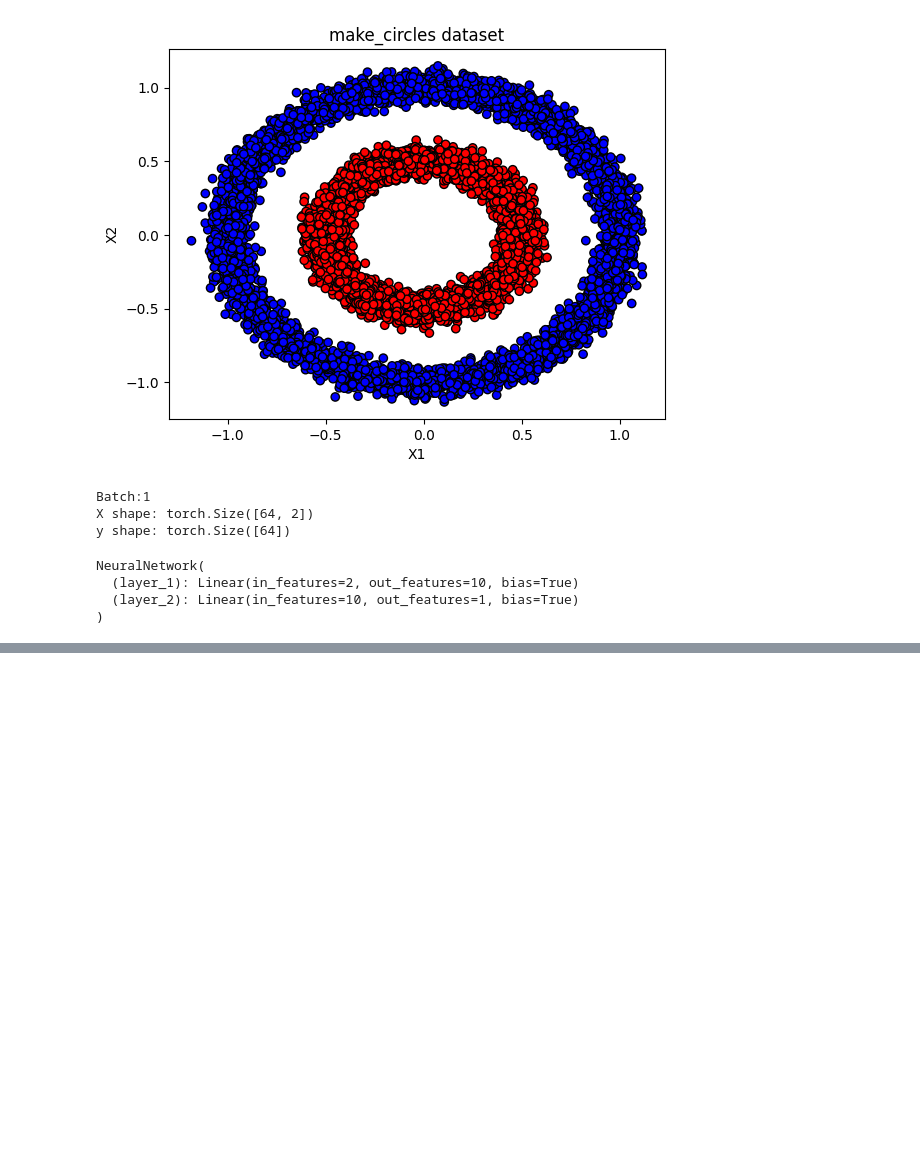
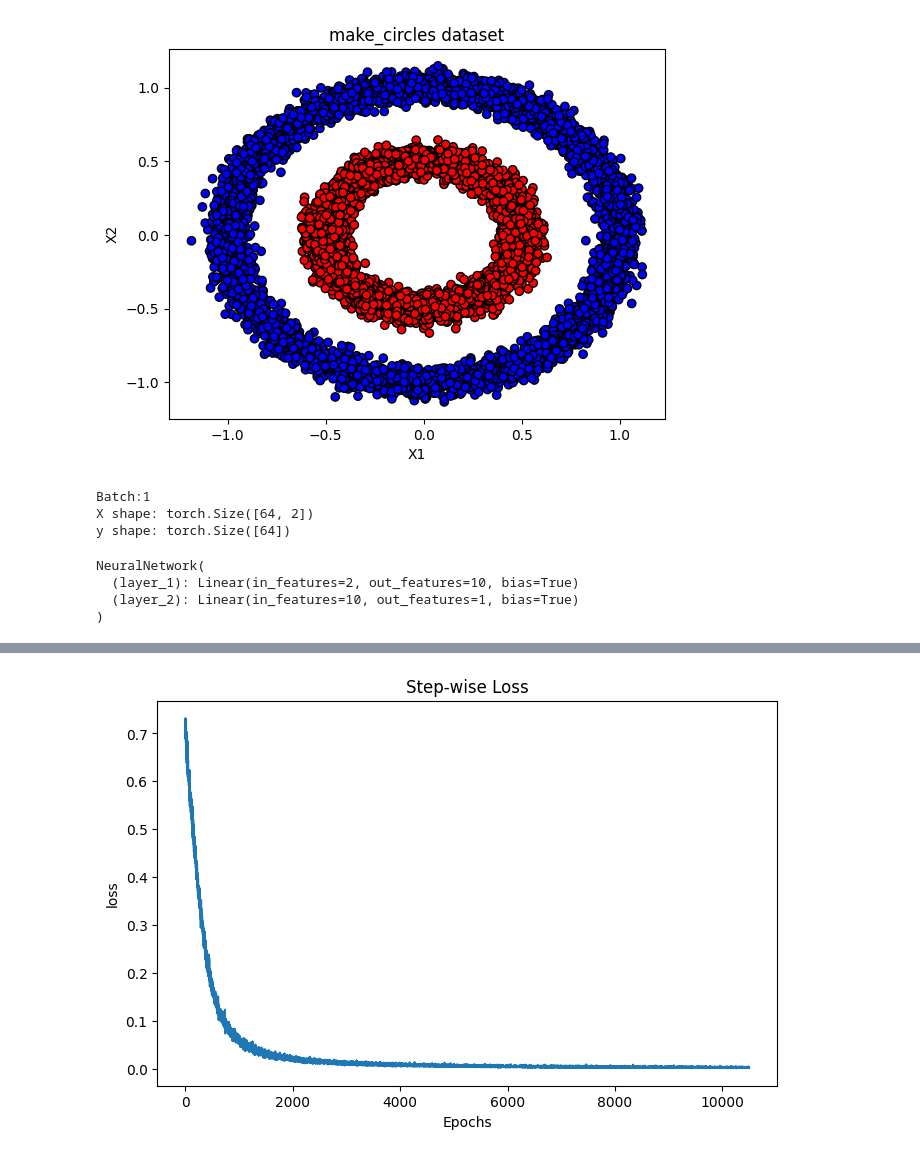
Before and after one commit to SanjayBista1010/DeepLearning, a Jupyter notebook: TrainTestinBatch.ipynb, the cells around one changed output, grey strips where cells are left out. Saved outputs shown, nothing was run; the diff lists cells and outputs as text; code cells hidden in the pictures; blank space fills up the shorter version.

```diff
--- a/TrainTestinBatch.ipynb
+++ b/TrainTestinBatch.ipynb
@@ -92,6 +92,7 @@ loss_values = []
 
 for epoch in range (num_epochs):
   for X, y in train_dataloader:
+    '''zero gradient for each loop else accumulation of gradiants'''
     optimizer.zero_grad()
     #forward+backward+optimization
     pred = model(X)
@@ -103,0 +107,11 @@ print('Training Complete')
+# %%
+step = range(len(loss_values))
+
+fig, ax = plt.subplots(figsize=(8,5))
+plt.plot(step, np.array(loss_values))
+plt.title('Step-wise Loss')
+plt.xlabel('Epochs')
+plt.ylabel('loss')
+plt.show()
+# %% [output]
+[figure, added]
```
Also changed, not shown: parts of 1 cell of this notebook.
